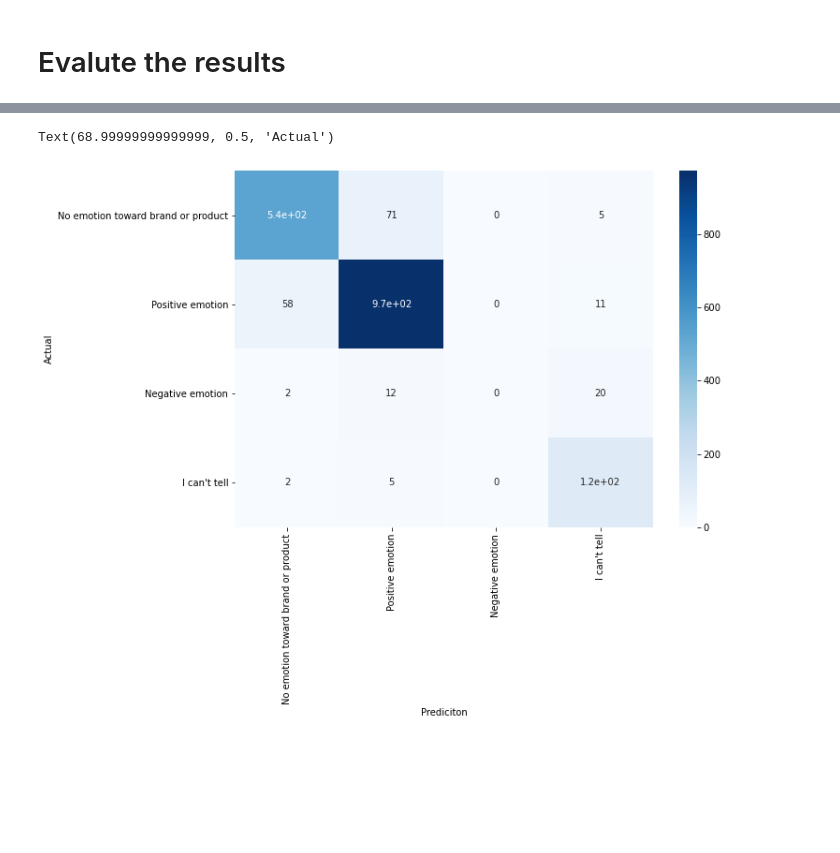
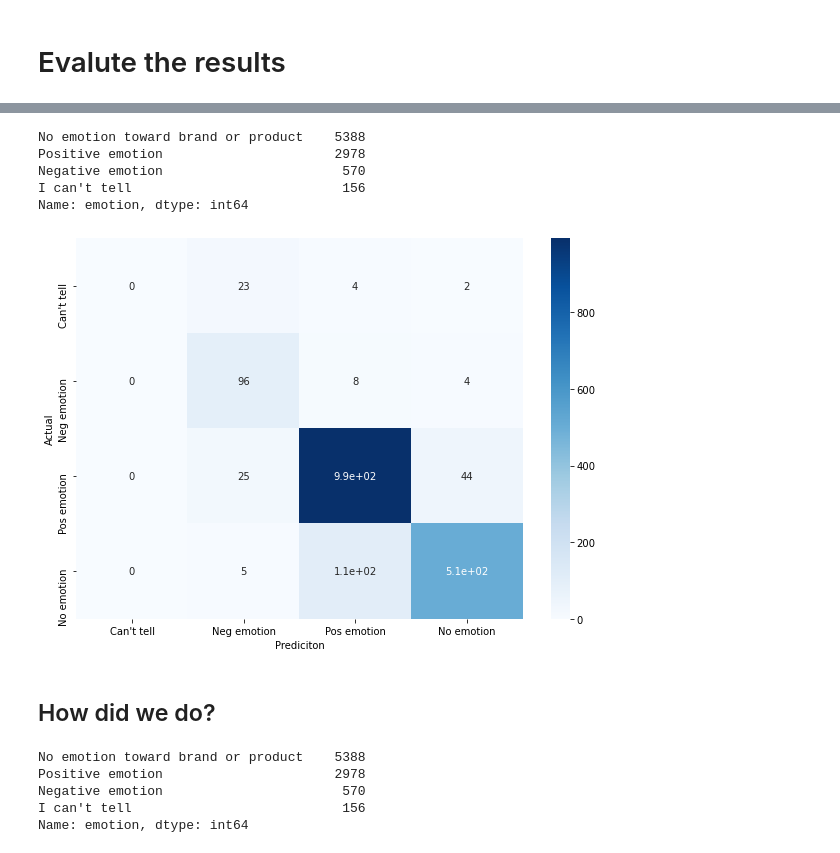
Before and after one commit to sciencelee/twitter-sentiment-evaluator, a Jupyter notebook: sentiment.ipynb, the cells around one changed output, grey strips where cells are left out. Saved outputs shown, nothing was run; the diff lists cells and outputs as text; code cells hidden in the pictures; blank space fills up the shorter version.

Commit message:
added a readme and added images

```diff
--- a/sentiment.ipynb
+++ b/sentiment.ipynb
@@ -272,6 +278,8 @@ model.add(GlobalMaxPool1D())
 model.add(Dropout(0.5))
 model.add(Dense(50, activation='relu'))
 model.add(Dropout(0.5))
+model.add(Dense(50, activation='relu'))
+model.add(Dropout(0.5))
 model.add(Dense(4, activation='softmax'))  # use 4 because we have 4 categories
 # %% [markdown]
 Now compile model, and provide important parameters such as the loss function to use ('categorical_crossentropy', since this is a multiclass classification problem), and the optimizer to use.
@@ -339,13 +357,15 @@ Epoch 10/10
 # %%
 def prediction(array, outcomes):
     index = np.argmax(array)
-    pred = outcomes[index]
-    return pred
+    array *= 0
+    array[index] = 1
+    return array
 
 
 outcomes = df['emotion'].unique()
 y_pred = model.predict(X_test)
 y_pred = pd.DataFrame(y_pred).apply(lambda x: prediction(x, outcomes), axis=1)
 
-outcomes
+#outcomes
+y_pred
 # %% [output]
@@ -375,16 +423,37 @@ print(X_test.shape, y_test.shape)
 # %%
-cm = confusion_matrix(y_test_, y_pred)
+y_test_ = y_test_.to_numpy()
+
+cm = confusion_matrix(y_test_.argmax(axis=1), y_pred.values.argmax(axis=1))
+# %%
+df['emotion'].value_counts()
+# %% [output]
+No emotion toward brand or product    5388
+Positive emotion                      2978
+Negative emotion                       570
+I can't tell                           156
+Name: emotion, dtype: int64
 # %%
 import seaborn as sn
 import matplotlib.pyplot as plt
 
+outcomes = [ "Can't tell", 'Neg emotion', 'Pos emotion', 'No emotion']
 x_axis_labels = outcomes
 y_axis_labels = outcomes
 
 plt.figure(figsize = (10,7))
 sn.heatmap(cm, annot=True, cmap="Blues",  xticklabels=x_axis_labels, yticklabels=y_axis_labels)
 plt.xlabel('Prediciton')
 plt.ylabel('Actual')
+plt.savefig('confusion_matrix.png')
 # %% [output]
-Text(68.99999999999999, 0.5, 'Actual')
-[figure, old version]
+[figure, new version]
+# %% [markdown]
+## How did we do?
+# %%
+target.value_counts()
+# %% [output]
+No emotion toward brand or product    5388
+Positive emotion                      2978
+Negative emotion                       570
+I can't tell                           156
+Name: emotion, dtype: int64
```
Also changed, not shown: parts of 16 cells of this notebook, 2 other files.
